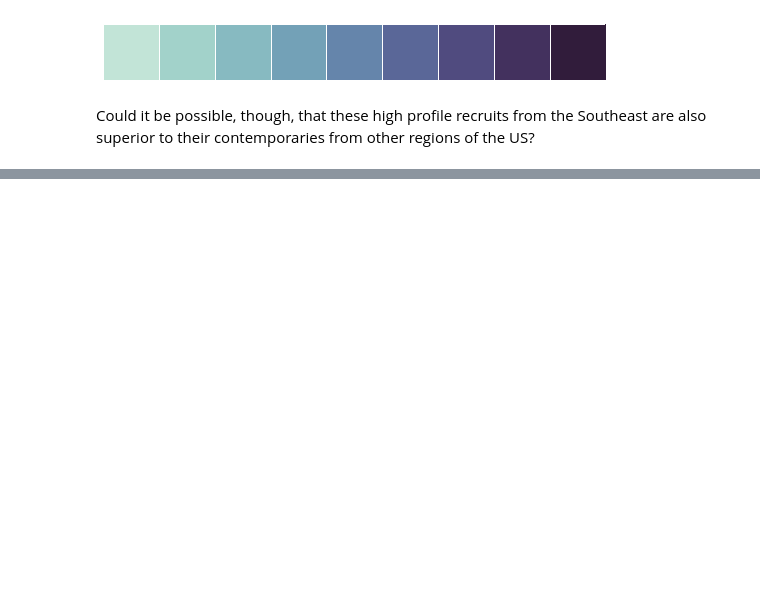
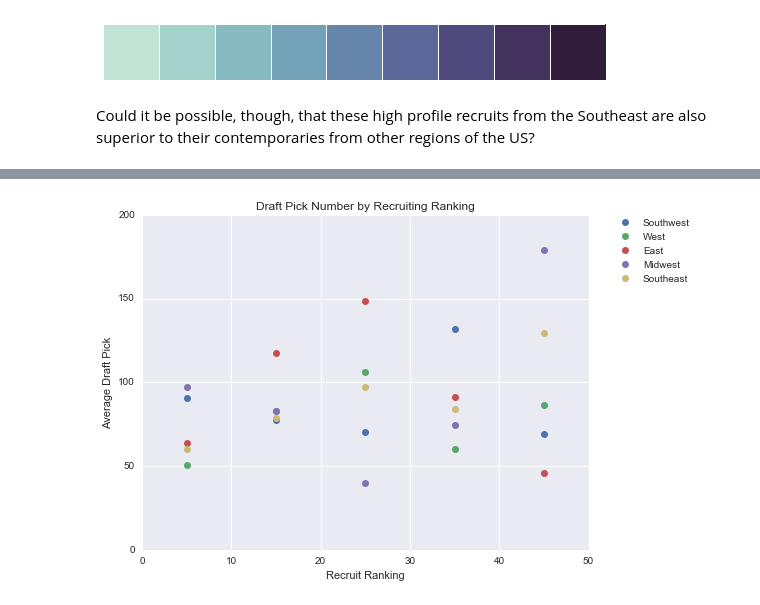
Before and after one commit to shariqiqbal2810/sports_analysis, a Jupyter notebook: regional_football_recuiting_comparison.ipynb, the cells around one changed output, grey strips where cells are left out. Drawn from its saved outputs; the diff is of its cells as text; code cells hidden in the pictures; blank space fills up the shorter version.

```diff
--- a/regional_football_recuiting_comparison.ipynb
+++ b/regional_football_recuiting_comparison.ipynb
@@ -304,0 +333,21 @@ Could it be possible, though, that these high profile recruits from the Southeas
+# %%
+# get average draft pick for each region/ranking bin
+draft_results = {}
+for region in region_list:
+    draft_results[region] = []
+    for low, high in segments:
+        draft_results[region].append(df[(df.region == region) & (df['rank'] >= low) &
+                                        (df['rank'] <= high) & df.drafted == 1].draft_pick.mean())
+# %%
+plt.figure(figsize=(8,6))
+x_axis = [5, 15, 25, 35, 45]
+plt.xlim(0, 50)
+plt.ylim(0, 200)
+plt.title('Draft Pick Number by Recruiting Ranking')
+plt.xlabel('Recruit Ranking')
+plt.ylabel('Average Draft Pick')
+for region in draft_results:
+    plt.plot(x_axis, draft_results[region], 'o')
+plt.legend(draft_results.keys(), bbox_to_anchor=(1.05, 1), loc=2, borderaxespad=0.);
+# %% [output]
+[figure, added]
```
Also changed, not shown: parts of 23 cells of this notebook, 1 other file.
